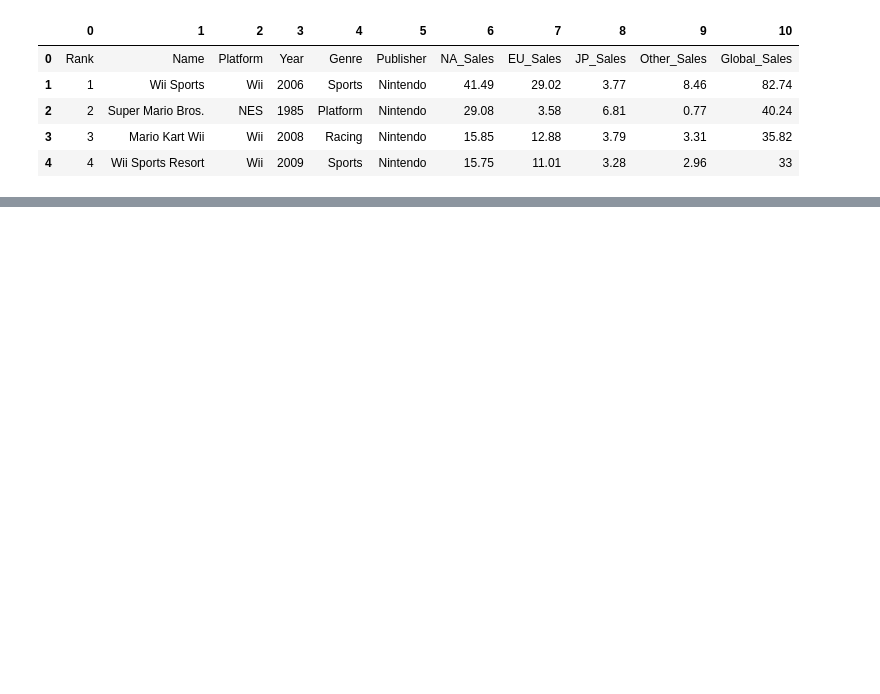
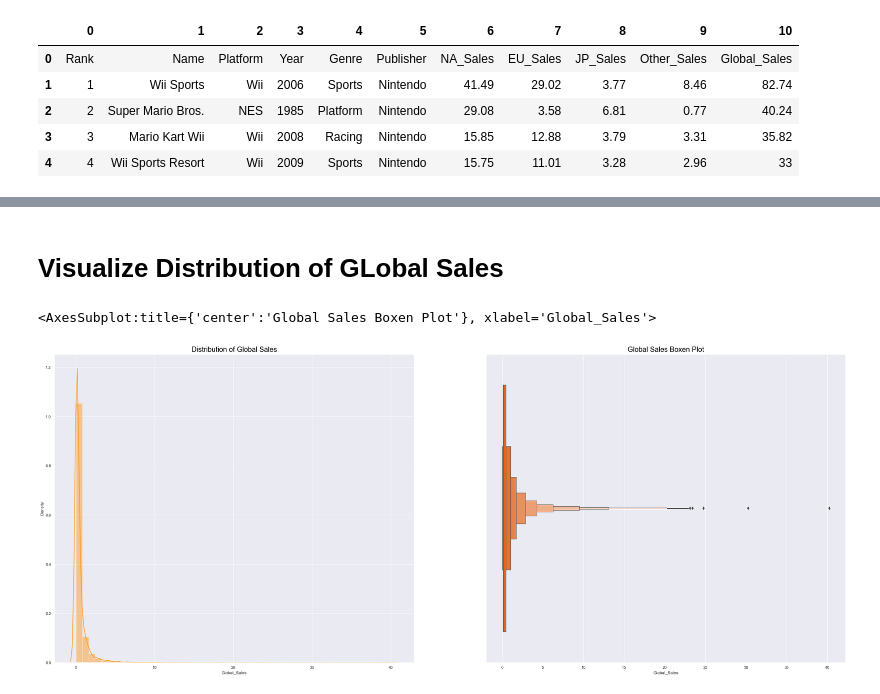
Before and after one commit to CaitlynCarney/video_game_sales, a Jupyter notebook: Workbooks/exploration.ipynb, the cells around one changed output, grey strips where cells are left out. Drawn from its saved outputs; the diff is of its cells as text; code cells hidden in the pictures; blank space fills up the shorter version.

```diff
--- a/Workbooks/exploration.ipynb
+++ b/Workbooks/exploration.ipynb
@@ -48,0 +88,17 @@ train_scaled, validate_scaled, test_scaled = wrangle.scale_my_data(train, valida
+# %% [markdown]
+# Visualize Distribution of GLobal Sales
+# %%
+plt.subplots(1, 2, figsize=(40,16), sharey=True)
+sns.set(style="darkgrid")
+
+plt.subplot(1,2,1)
+plt.title("Distribution of Global Sales", size=20, color='black')
+sns.distplot(train.Global_Sales, kde=True, color='darkorange')
+
+plt.subplot(1,2,2)
+plt.title("Global Sales Boxen Plot", size=20, color='black')
+sns.set(rc={'figure.figsize':(11.7,8.27)})
+sns.boxenplot(x=train["Global_Sales"], palette='hot')
+# %% [output]
+<AxesSubplot:title={'center':'Global Sales Boxen Plot'}, xlabel='Global_Sales'>
+[figure, added]
```
Also changed, not shown: parts of 22 cells of this notebook.
